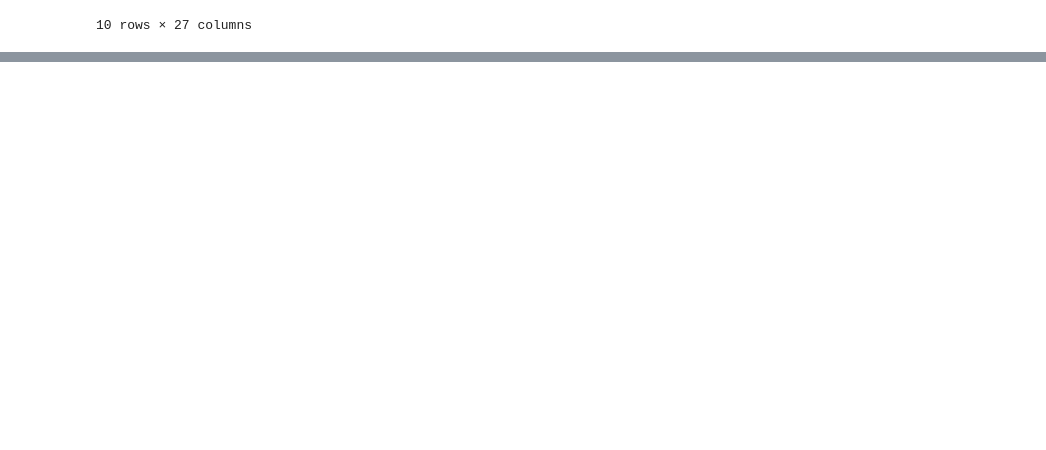
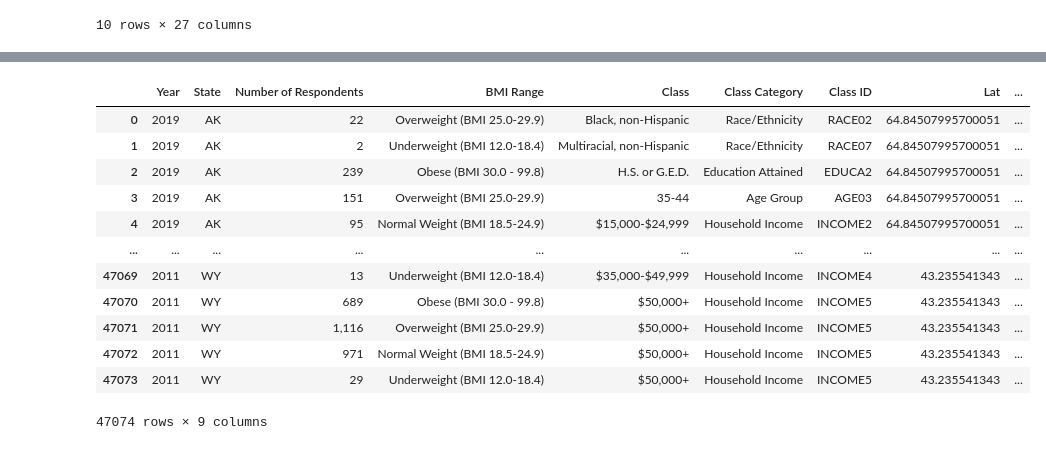
Before and after one commit to rnwokoye/analysing_obesisty_trends, a Jupyter notebook: Obesity_Data.ipynb, the cells around one changed output, grey strips where cells are left out. Saved outputs shown, nothing was run; the diff lists cells and outputs as text; code cells hidden in the pictures; blank space fills up the shorter version.

Commit message:
Obesity Data ready for analysis

```diff
--- a/Obesity_Data.ipynb
+++ b/Obesity_Data.ipynb
@@ -87,3 +100,20 @@ reduced_obesity_df.head()
 | 2 | 2019 | AK | 239 | Obese (BMI 30.0 - 99.8) | H.S. or G.E.D. | Education Attained | EDUCA2 | (64.84507995700051, -147.72205903... | ... |
 | 3 | 2019 | AK | 151 | Overweight (BMI 25.0-29.9) | 35-44 | Age Group | AGE03 | (64.84507995700051, -147.72205903... | ... |
 | 4 | 2019 | AK | 95 | Normal Weight (BMI 18.5-24.9) | $15,000-$24,999 | Household Income | INCOME2 | (64.84507995700051, -147.72205903... | ... |
+# %%
+# Remove Geolocation
+reduced_obesity_df.drop(columns=['GeoLocation'])
+# %% [output]
+|  | Year | State | Number of Respondents | BMI Range | Class | Class Category | Class ID | Lat | ... |
+| 0 | 2019 | AK | 22 | Overweight (BMI 25.0-29.9) | Black, non-Hispanic | Race/Ethnicity | RACE02 | 64.84507995700051 | ... |
+| 1 | 2019 | AK | 2 | Underweight (BMI 12.0-18.4) | Multiracial, non-Hispanic | Race/Ethnicity | RACE07 | 64.84507995700051 | ... |
+| 2 | 2019 | AK | 239 | Obese (BMI 30.0 - 99.8) | H.S. or G.E.D. | Education Attained | EDUCA2 | 64.84507995700051 | ... |
+| 3 | 2019 | AK | 151 | Overweight (BMI 25.0-29.9) | 35-44 | Age Group | AGE03 | 64.84507995700051 | ... |
+| 4 | 2019 | AK | 95 | Normal Weight (BMI 18.5-24.9) | $15,000-$24,999 | Household Income | INCOME2 | 64.84507995700051 | ... |
+| ... | ... | ... | ... | ... | ... | ... | ... | ... | ... |
+| 47069 | 2011 | WY | 13 | Underweight (BMI 12.0-18.4) | $35,000-$49,999 | Household Income | INCOME4 | 43.235541343 | ... |
+| 47070 | 2011 | WY | 689 | Obese (BMI 30.0 - 99.8) | $50,000+ | Household Income | INCOME5 | 43.235541343 | ... |
+| 47071 | 2011 | WY | 1,116 | Overweight (BMI 25.0-29.9) | $50,000+ | Household Income | INCOME5 | 43.235541343 | ... |
+| 47072 | 2011 | WY | 971 | Normal Weight (BMI 18.5-24.9) | $50,000+ | Household Income | INCOME5 | 43.235541343 | ... |
+| 47073 | 2011 | WY | 29 | Underweight (BMI 12.0-18.4) | $50,000+ | Household Income | INCOME5 | 43.235541343 | ... |
+47074 rows × 9 columns
```
Also changed, not shown: parts of 2 cells of this notebook.
